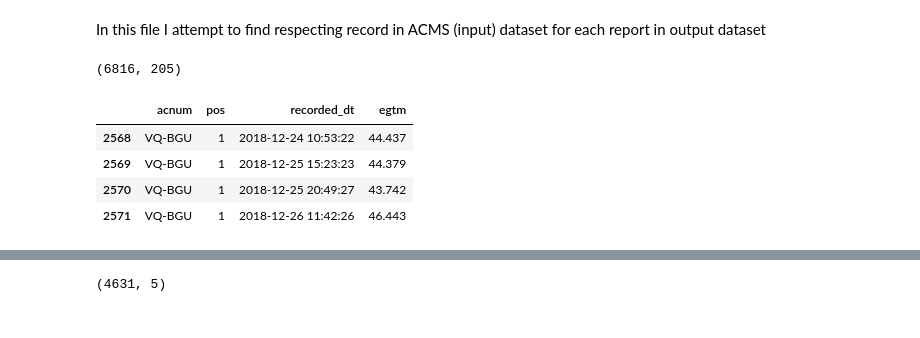
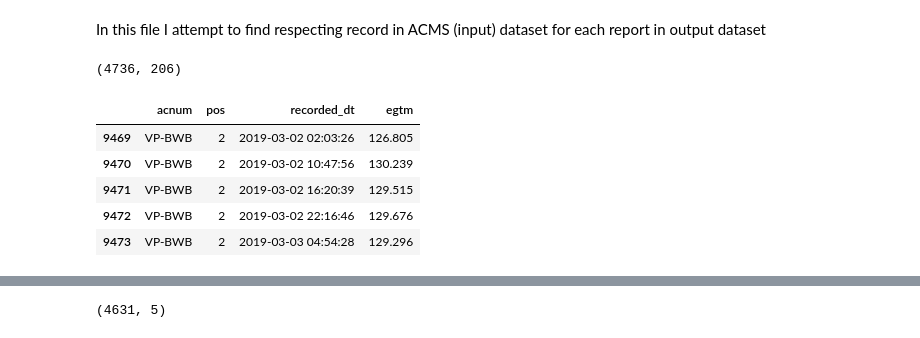
Before and after one commit to skeptlk/ecm, a Jupyter notebook: merge_output_one_to_one.ipynb, the cells around one changed output, grey strips where cells are left out. Drawn from its saved outputs; the diff is of its cells as text; code cells hidden in the pictures.

```diff
--- a/merge_output_one_to_one.ipynb
+++ b/merge_output_one_to_one.ipynb
@@ -4,42 +4,45 @@ In this file I attempt to find respecting record in ACMS (input) dataset for eac
 import matplotlib.pyplot as plt
 import pandas as pd
 # %%
-acms_full = pd.read_csv('./data/neo_takeoff_202403260034.csv', parse_dates=['reportts'], low_memory=False) \
-    .drop(columns=[
-        'processedts',
-    ])
+acms_path = './data/neo_takeoff_202403260034.csv'
+# acms_path = './data/neo_takeoff_202404192324.csv'
 
-acnum = 'VQ-BGU'
+acms_full = pd.read_csv(acms_path, parse_dates=['reportts'], low_memory=False)
+
+# acnum = 'VQ-BGU'
+acnum = 'VP-BWB'
+# takeoff_reportname = 'A321 ENGINE TAKE OFF REPORT'
 # takeoff_reportname = 'A320 ENGINE TAKE OFF REPORT'
-takeoff_reportname = 'A321 ENGINE TAKE OFF REPORT'
 
-acms = acms_full.query(f'acnum == @acnum and reportname == @takeoff_reportname') \
+acms = acms_full.query(f'acnum == @acnum') \
     .drop(columns=['reportname']) \
     .set_index('reportts') \
     .sort_index()
 
 acms.shape
 # %% [output]
-(6816, 205)
+(4736, 206)
 # %%
-egtm_raw = pd.read_csv('./data/EGTM.csv', parse_dates=['RECORDED_DT']) \
+egtm_raw = pd.read_csv('./data/Data EGT N1Vib ACC ITT.csv', parse_dates=['RECORDED_DT']) \
     .drop(columns=['ESN']) \
     .rename(columns={
         'AIRCRAFT': 'acnum',
         'POSITION': 'pos',
         'RECORDED_DT': 'recorded_dt',
-        'RWCTOMAR': 'egtm'
+        'RWCTOMAR': 'egtm',
+        'EGTM': 'egtm'
     }) \
     .loc[:, :'egtm']
 
 egtm_raw['recorded_dt'] = pd.to_datetime(egtm_raw['recorded_dt'], format='%m/%d/%Y %I:%M:%S', errors='raise')
 
-egtm = egtm_raw[(egtm_raw['acnum'] == acnum)]
+egtm = egtm_raw.query(f'acnum == @acnum and egtm > 0')
 
-egtm.head(4)
+egtm.head()
 # %% [output]
 |  | acnum | pos | recorded_dt | egtm |
-| 2568 | VQ-BGU | 1 | 2018-12-24 10:53:22 | 44.437 |
-| 2569 | VQ-BGU | 1 | 2018-12-25 15:23:23 | 44.379 |
-| 2570 | VQ-BGU | 1 | 2018-12-25 20:49:27 | 43.742 |
-| 2571 | VQ-BGU | 1 | 2018-12-26 11:42:26 | 46.443 |
+| 9469 | VP-BWB | 2 | 2019-03-02 02:03:26 | 126.805 |
+| 9470 | VP-BWB | 2 | 2019-03-02 10:47:56 | 130.239 |
+| 9471 | VP-BWB | 2 | 2019-03-02 16:20:39 | 129.515 |
+| 9472 | VP-BWB | 2 | 2019-03-02 22:16:46 | 129.676 |
+| 9473 | VP-BWB | 2 | 2019-03-03 04:54:28 | 129.296 |
```
Also changed, not shown: parts of 12 cells of this notebook, 1 other file.
